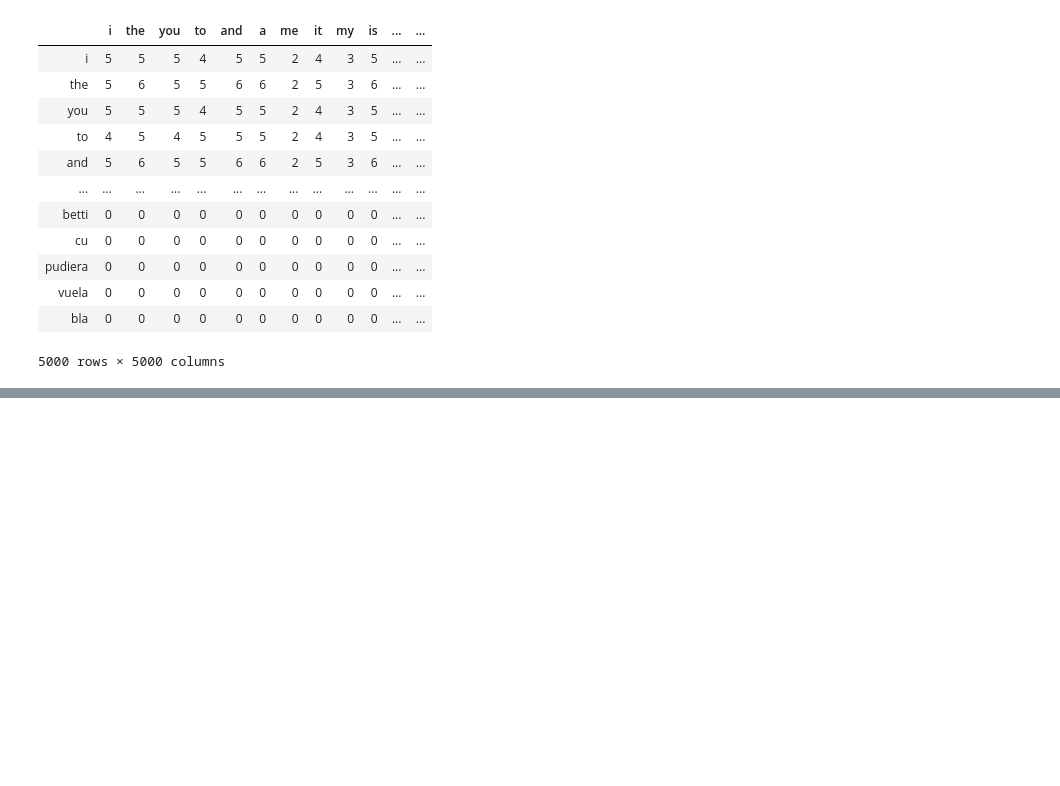
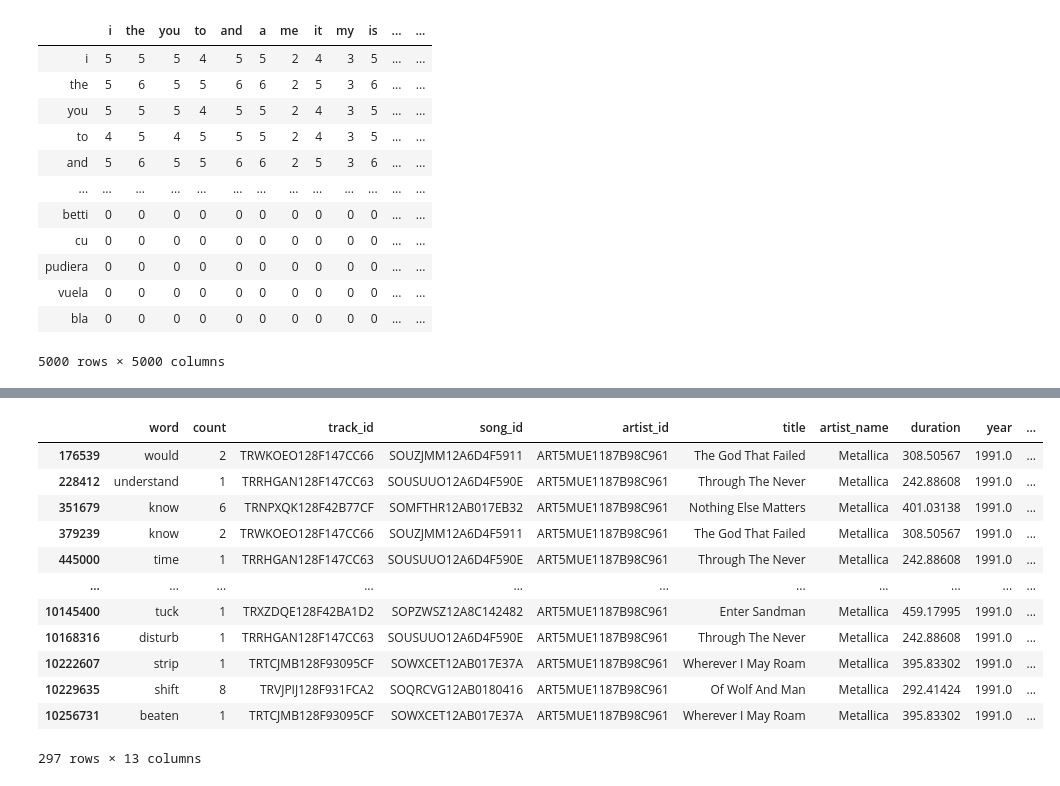
Before and after one commit to wang-xo/DataViz-KUL-2020, a Jupyter notebook: Gephi/Lars/Creating gephi matrix .ipynb, the cells around one changed output, grey strips where cells are left out. Saved outputs shown, nothing was run; the diff lists cells and outputs as text; code cells hidden in the pictures; blank space fills up the shorter version.

```diff
--- a/Gephi/Lars/Creating gephi matrix .ipynb
+++ b/Gephi/Lars/Creating gephi matrix .ipynb
@@ -97,3 +106,6 @@ matrix
 5000 rows × 5000 columns
 # %%
 matrix.to_csv('metal_martix.csv')
+# %%
+dfstop = pd.read_csv('reverse_mapping_lang_stop_new (1).csv', sep='\t')
+dfstop.head()
@@ -99,0 +119,3 @@ matrix.to_csv('metal_martix.csv')
+# %%
+dfstop = dfstop[['stem', 'remove?']].reset_index()
+dfstop
@@ -99,0 +136,3 @@ matrix.to_csv('metal_martix.csv')
+# %%
+stop = dfstop[dfstop['remove?'] == False]
+stop
@@ -99,0 +153,19 @@ matrix.to_csv('metal_martix.csv')
+# %%
+df2 = df.merge(stop, left_on = 'word', right_on = 'stem')
+# %%
+metalsub = df2[(df2.artist_name == 'Metallica') & (df2.year == 1991)]
+metalsub
+# %% [output]
+|  | word | count | track_id | song_id | artist_id | title | artist_name | duration | year | ... |
+| 176539 | would | 2 | TRWKOEO128F147CC66 | SOUZJMM12A6D4F5911 | ART5MUE1187B98C961 | The God That Failed | Metallica | 308.50567 | 1991.0 | ... |
+| 228412 | understand | 1 | TRRHGAN128F147CC63 | SOUSUUO12A6D4F590E | ART5MUE1187B98C961 | Through The Never | Metallica | 242.88608 | 1991.0 | ... |
+| 351679 | know | 6 | TRNPXQK128F42B77CF | SOMFTHR12AB017EB32 | ART5MUE1187B98C961 | Nothing Else Matters | Metallica | 401.03138 | 1991.0 | ... |
+| 379239 | know | 2 | TRWKOEO128F147CC66 | SOUZJMM12A6D4F5911 | ART5MUE1187B98C961 | The God That Failed | Metallica | 308.50567 | 1991.0 | ... |
+| 445000 | time | 1 | TRRHGAN128F147CC63 | SOUSUUO12A6D4F590E | ART5MUE1187B98C961 | Through The Never | Metallica | 242.88608 | 1991.0 | ... |
+| ... | ... | ... | ... | ... | ... | ... | ... | ... | ... | ... |
+| 10145400 | tuck | 1 | TRXZDQE128F42BA1D2 | SOPZWSZ12A8C142482 | ART5MUE1187B98C961 | Enter Sandman | Metallica | 459.17995 | 1991.0 | ... |
+| 10168316 | disturb | 1 | TRRHGAN128F147CC63 | SOUSUUO12A6D4F590E | ART5MUE1187B98C961 | Through The Never | Metallica | 242.88608 | 1991.0 | ... |
+| 10222607 | strip | 1 | TRTCJMB128F93095CF | SOWXCET12AB017E37A | ART5MUE1187B98C961 | Wherever I May Roam | Metallica | 395.83302 | 1991.0 | ... |
+| 10229635 | shift | 8 | TRVJPIJ128F931FCA2 | SOQRCVG12AB0180416 | ART5MUE1187B98C961 | Of Wolf And Man | Metallica | 292.41424 | 1991.0 | ... |
+| 10256731 | beaten | 1 | TRTCJMB128F93095CF | SOWXCET12AB017E37A | ART5MUE1187B98C961 | Wherever I May Roam | Metallica | 395.83302 | 1991.0 | ... |
+297 rows × 13 columns
```
Also changed, not shown: parts of 29 cells of this notebook, 2 other files.
